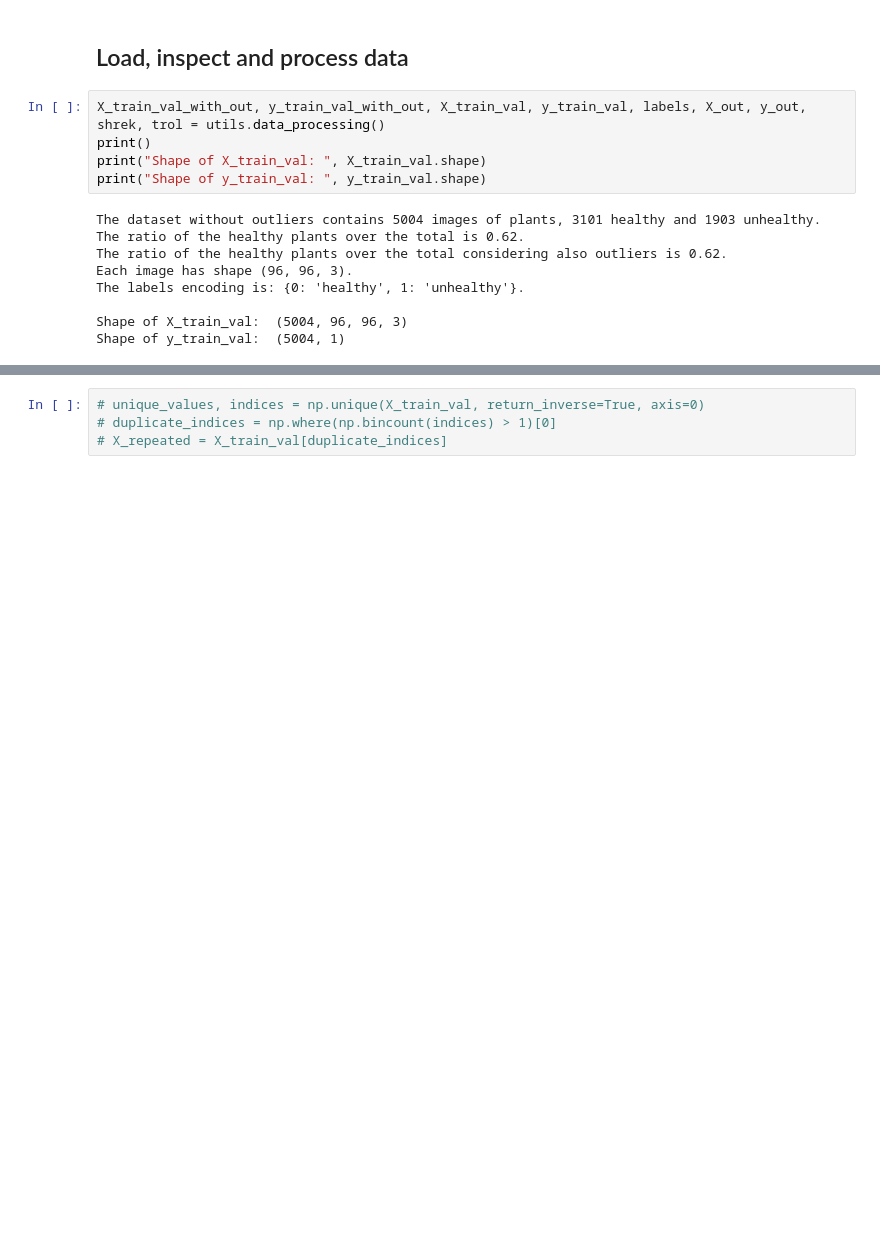
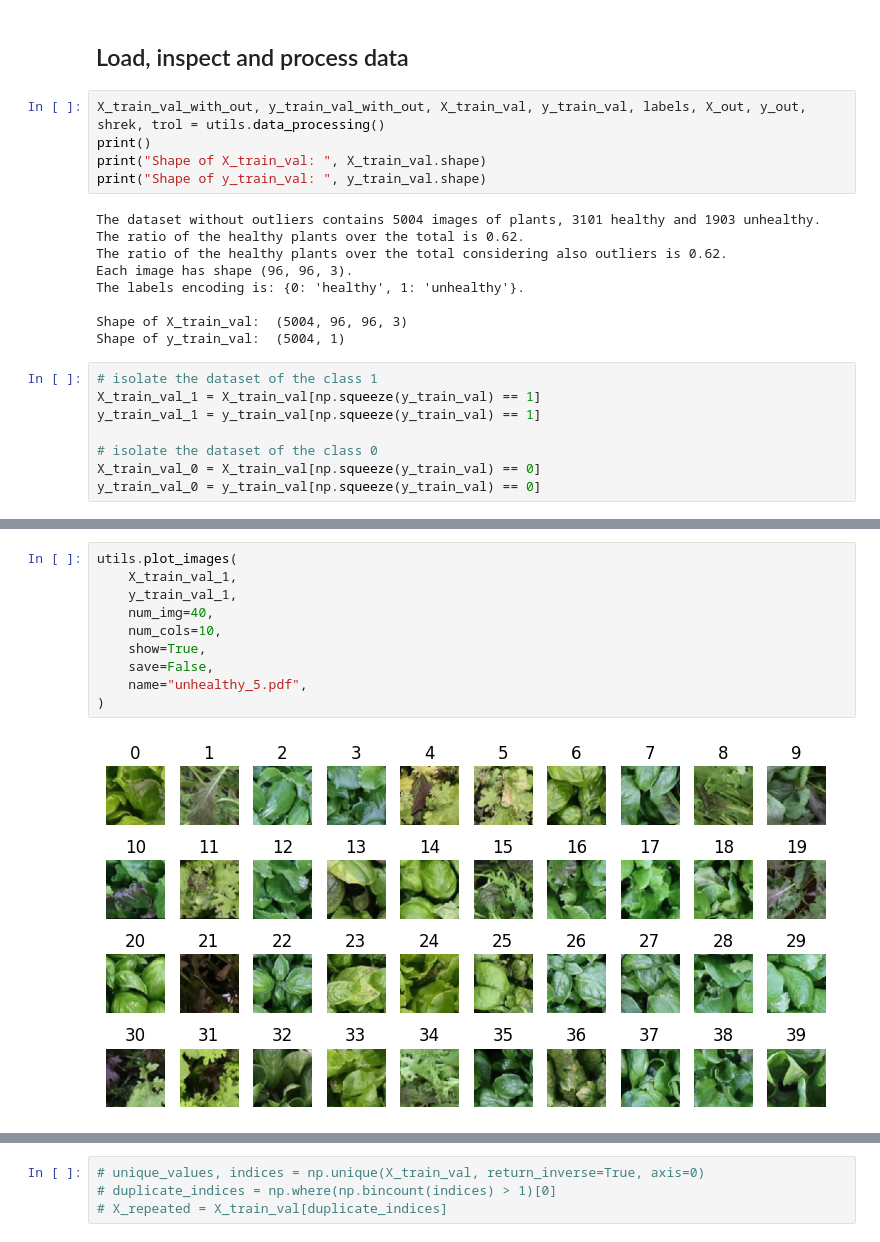
Before and after one commit to davide-gurrieri/plants-classifier, a Jupyter notebook: main.ipynb, the cells around one changed output, grey strips where cells are left out. Saved outputs shown, nothing was run; the diff lists cells and outputs as text; blank space fills up the shorter version.

```diff
--- a/main.ipynb
+++ b/main.ipynb
@@ -67,3 +67,11 @@ The labels encoding is: {0: 'healthy', 1: 'unhealthy'}.
 
 Shape of X_train_val:  (5004, 96, 96, 3)
 Shape of y_train_val:  (5004, 1)
+# %%
+# isolate the dataset of the class 1
+X_train_val_1 = X_train_val[np.squeeze(y_train_val) == 1]
+y_train_val_1 = y_train_val[np.squeeze(y_train_val) == 1]
+
+# isolate the dataset of the class 0
+X_train_val_0 = X_train_val[np.squeeze(y_train_val) == 0]
+y_train_val_0 = y_train_val[np.squeeze(y_train_val) == 0]
@@ -69,0 +107,12 @@ Shape of y_train_val:  (5004, 1)
+# %%
+utils.plot_images(
+    X_train_val_1,
+    y_train_val_1,
+    num_img=40,
+    num_cols=10,
+    show=True,
+    save=False,
+    name="unhealthy_5.pdf",
+)
+# %% [output]
+[figure, added]
```
Also changed, not shown: parts of 10 cells of this notebook, 1 other file.
